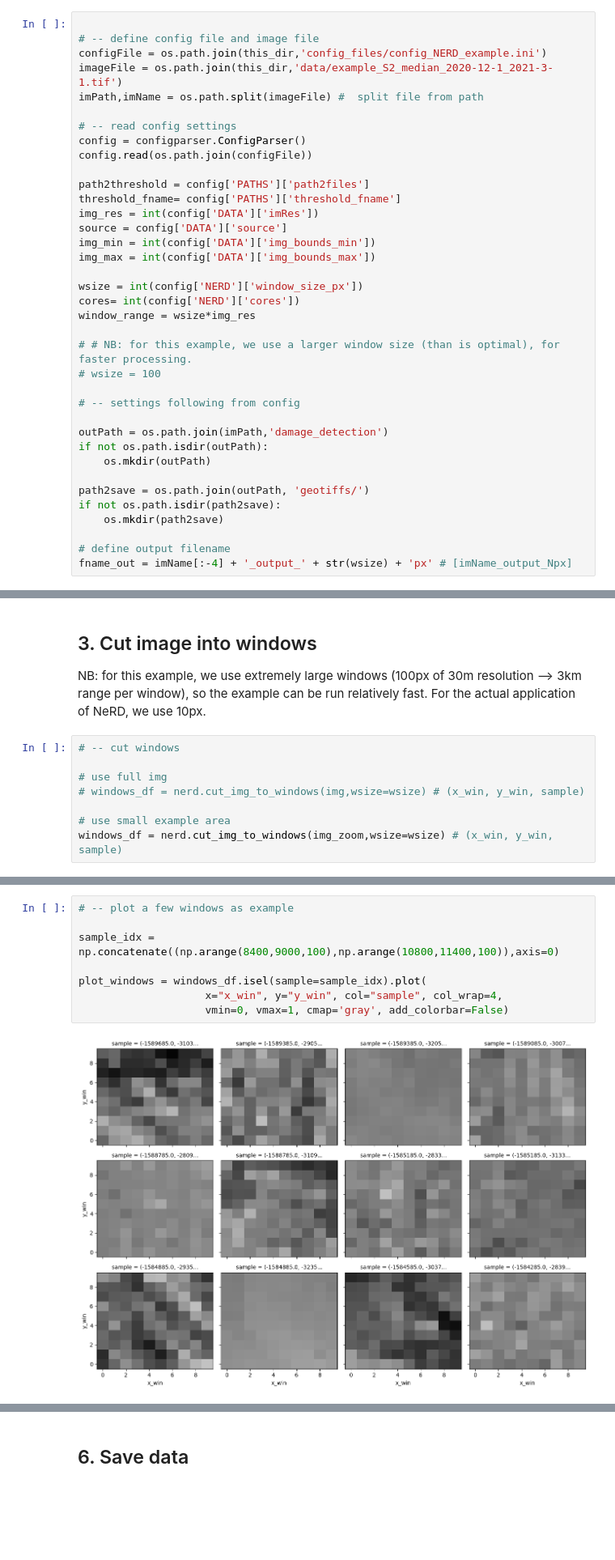
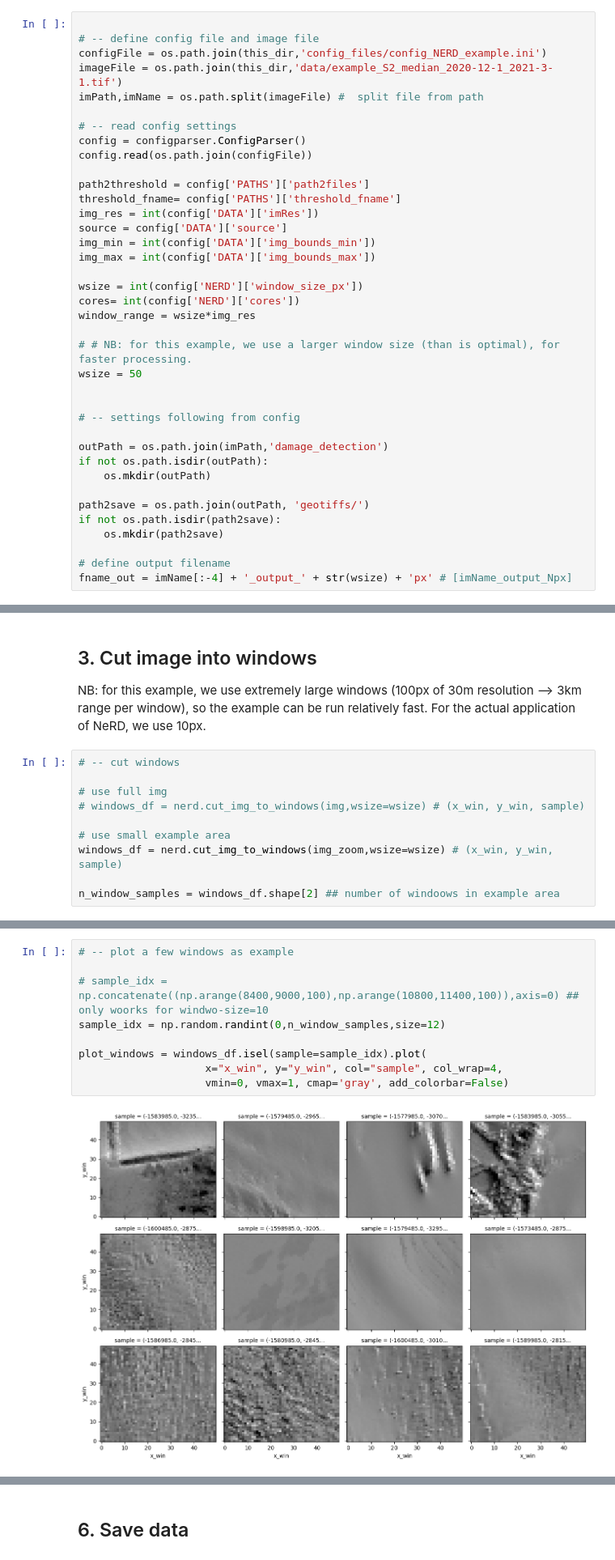
Before and after one commit to mizeboud/NormalisedRadonTransform, a Jupyter notebook: python/notebooks/example_NeRD.ipynb, the cells around one changed output, grey strips where cells are left out. Shown at 81% size. Drawn from its saved outputs; the diff is of its cells as text; blank space fills up the shorter version.

```diff
--- a/python/notebooks/example_NeRD.ipynb
+++ b/python/notebooks/example_NeRD.ipynb
@@ -68,7 +68,8 @@ cores= int(config['NERD']['cores'])
 window_range = wsize*img_res
 
 # # NB: for this example, we use a larger window size (than is optimal), for faster processing.
-# wsize = 100
+wsize = 50
+
 
 # -- settings following from config
 
@@ -165,4 +166,6 @@ For the actual application of NeRD, we use 10px.
 
 # use small example area
 windows_df = nerd.cut_img_to_windows(img_zoom,wsize=wsize) # (x_win, y_win, sample)
+
+n_window_samples = windows_df.shape[2] ## number of windoows in example area
 # %% [output]
@@ -170,13 +173,14 @@ windows_df = nerd.cut_img_to_windows(img_zoom,wsize=wsize) # (x_win, y_win, samp
 # %%
 # -- plot a few windows as example
 
-sample_idx = np.concatenate((np.arange(8400,9000,100),np.arange(10800,11400,100)),axis=0)
+# sample_idx = np.concatenate((np.arange(8400,9000,100),np.arange(10800,11400,100)),axis=0) ## only woorks for windwo-size=10
+sample_idx = np.random.randint(0,n_window_samples,size=12)
 
 plot_windows = windows_df.isel(sample=sample_idx).plot(
                     x="x_win", y="y_win", col="sample", col_wrap=4,
                     vmin=0, vmax=1, cmap='gray', add_colorbar=False)
 # %% [output]
-[figure, old version]
+[figure, new version]
 # %% [markdown]
 ## 4. Process all windows: apply Normalised Radon Transform
 Each window is processed in the following steps:
```
Also changed, not shown: parts of 2 cells of this notebook.
